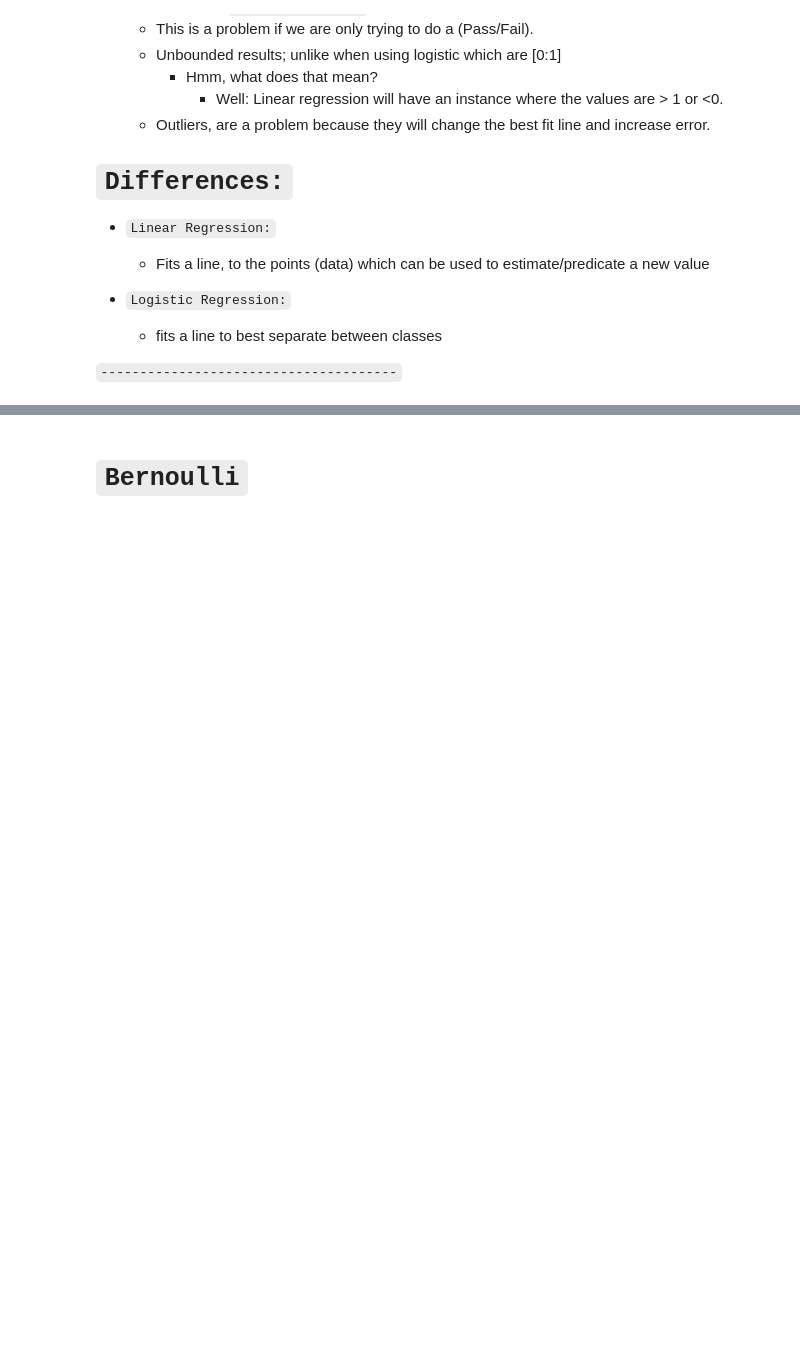
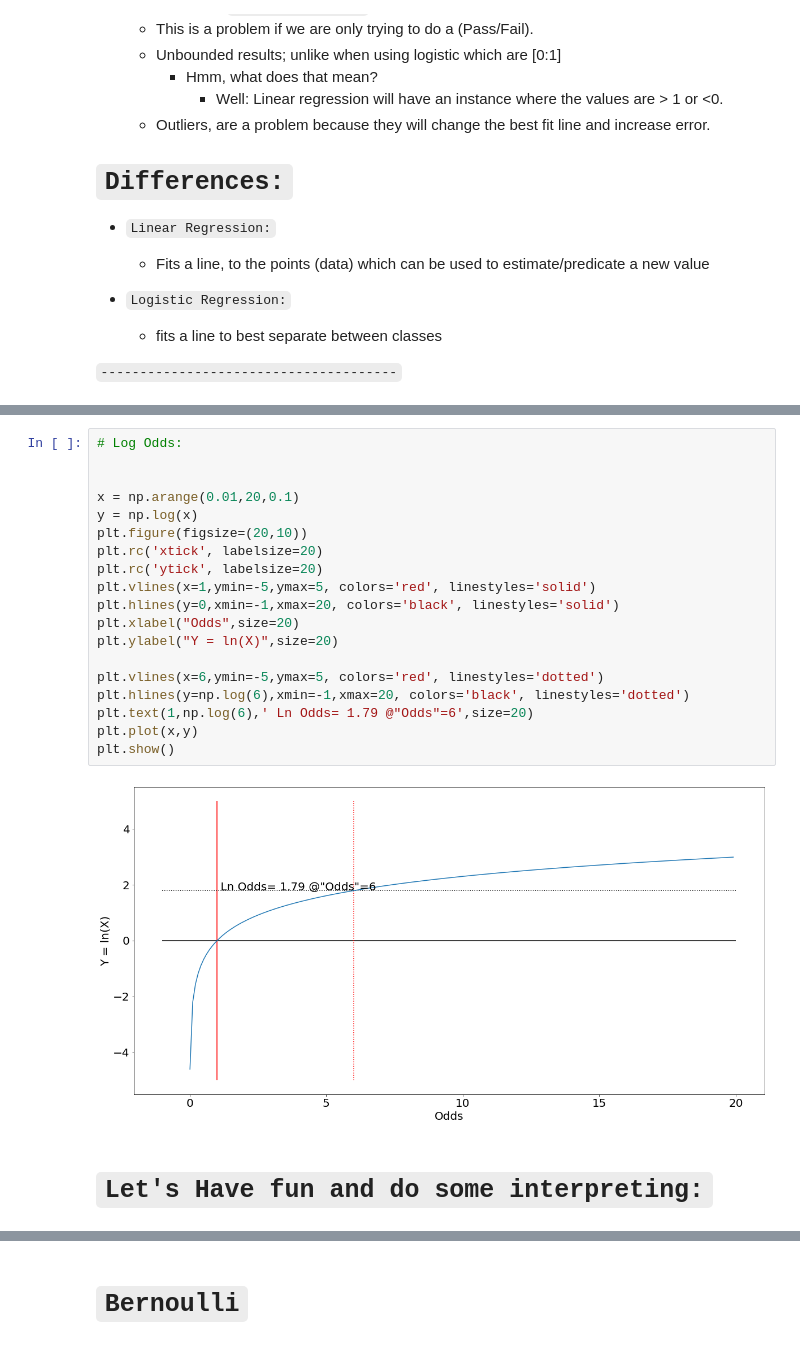
Before and after one commit to MrFuguDataScience/sklearn, a Jupyter notebook: SkLearn_02.ipynb, the cells around one changed output, grey strips where cells are left out. Saved outputs shown, nothing was run; the diff lists cells and outputs as text; blank space fills up the shorter version.

```diff
--- a/SkLearn_02.ipynb
+++ b/SkLearn_02.ipynb
@@ -108,0 +115,23 @@ Now we will plug this into our logistic function from above:
+# %%
+# Log Odds:
+
+
+x = np.arange(0.01,20,0.1)
+y = np.log(x)
+plt.figure(figsize=(20,10))
+plt.rc('xtick', labelsize=20)
+plt.rc('ytick', labelsize=20)
+plt.vlines(x=1,ymin=-5,ymax=5, colors='red', linestyles='solid')
+plt.hlines(y=0,xmin=-1,xmax=20, colors='black', linestyles='solid')
+plt.xlabel("Odds",size=20)
+plt.ylabel("Y = ln(X)",size=20)
+
+plt.vlines(x=6,ymin=-5,ymax=5, colors='red', linestyles='dotted')
+plt.hlines(y=np.log(6),xmin=-1,xmax=20, colors='black', linestyles='dotted')
+plt.text(1,np.log(6),' Ln Odds= 1.79 @"Odds"=6',size=20)
+plt.plot(x,y)
+plt.show()
+# %% [output]
+[figure, added]
+# %% [markdown]
+# `Let's Have fun and do some interpreting:`
```
Also changed, not shown: parts of 7 cells of this notebook.
